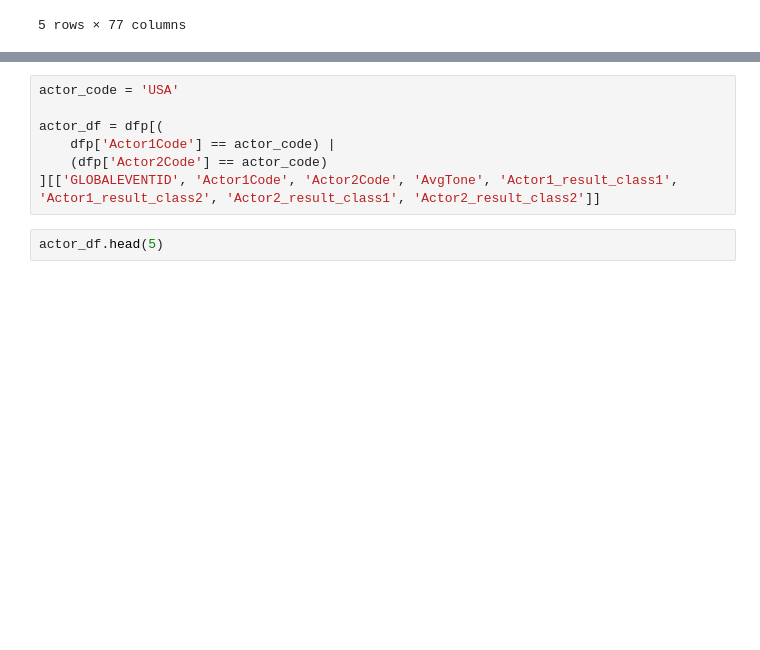
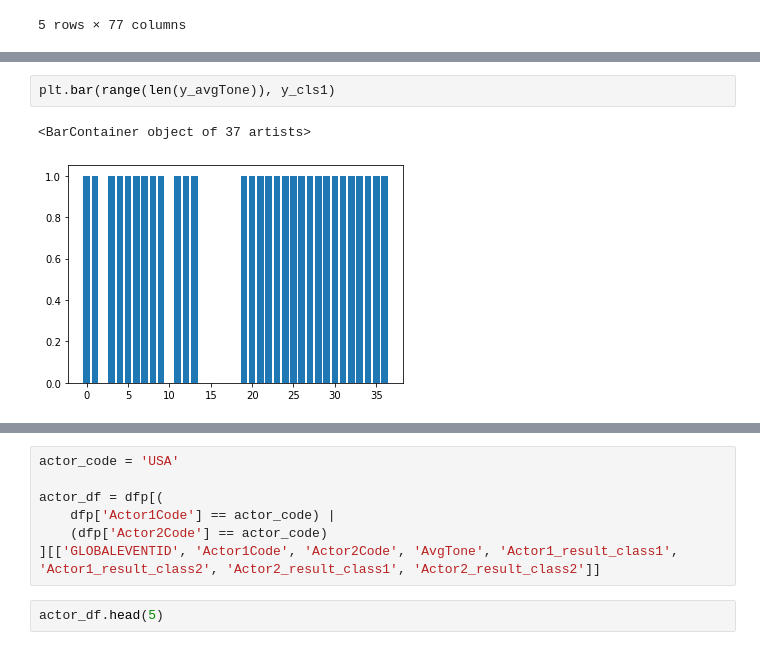
Before and after one commit to hash-include/gdeltdata, a Jupyter notebook: 2_run_report.ipynb, the cells around one changed output, grey strips where cells are left out. Saved outputs shown, nothing was run; the diff lists cells and outputs as text; blank space fills up the shorter version.

```diff
--- a/2_run_report.ipynb
+++ b/2_run_report.ipynb
@@ -46,0 +54,5 @@ plt.bar(range(len(y_avgTone)), y_avgTone)
+# %%
+plt.bar(range(len(y_avgTone)), y_cls1)
+# %% [output]
+<BarContainer object of 37 artists>
+[figure, added]
```
Also changed, not shown: parts of 10 cells of this notebook, 7 other files.
